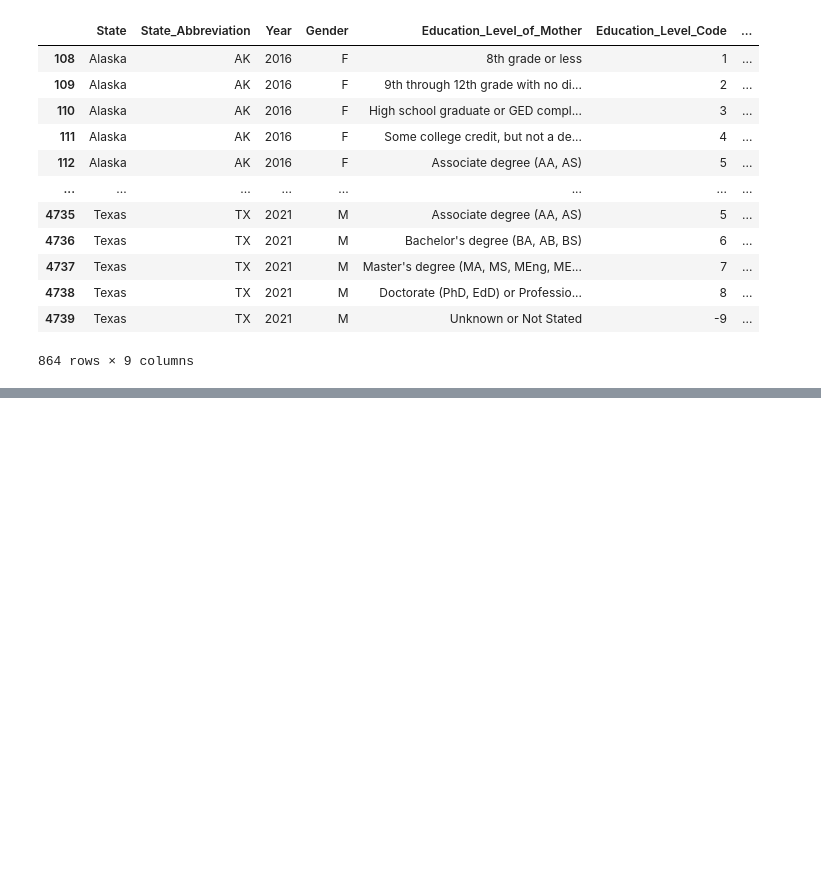
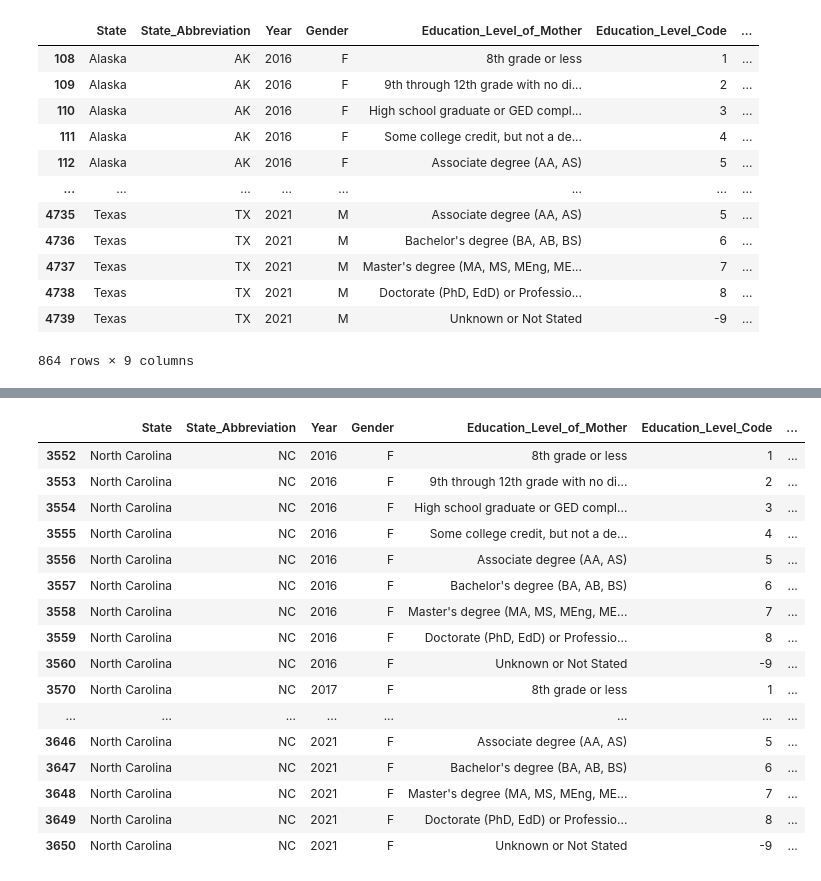
Before and after one commit to adrue94/project-3-repository, a Jupyter notebook: data/charts.ipynb, the cells around one changed output, grey strips where cells are left out. Cells and saved outputs as stored; diff of their text form; code cells hidden in the pictures; blank space fills up the shorter version.

```diff
--- a/data/charts.ipynb
+++ b/data/charts.ipynb
@@ -94,0 +113,22 @@ selected_df
+# %%
+# For North Carolina babies born as females
+NCf_df = NCdf[(NCdf.Gender == 'F')]
+NCf_df
+# %% [output]
+|  | State | State_Abbreviation | Year | Gender | Education_Level_of_Mother | Education_Level_Code | ... |
+| 3552 | North Carolina | NC | 2016 | F | 8th grade or less | 1 | ... |
+| 3553 | North Carolina | NC | 2016 | F | 9th through 12th grade with no di... | 2 | ... |
+| 3554 | North Carolina | NC | 2016 | F | High school graduate or GED compl... | 3 | ... |
+| 3555 | North Carolina | NC | 2016 | F | Some college credit, but not a de... | 4 | ... |
+| 3556 | North Carolina | NC | 2016 | F | Associate degree (AA, AS) | 5 | ... |
+| 3557 | North Carolina | NC | 2016 | F | Bachelor's degree (BA, AB, BS) | 6 | ... |
+| 3558 | North Carolina | NC | 2016 | F | Master's degree (MA, MS, MEng, ME... | 7 | ... |
+| 3559 | North Carolina | NC | 2016 | F | Doctorate (PhD, EdD) or Professio... | 8 | ... |
+| 3560 | North Carolina | NC | 2016 | F | Unknown or Not Stated | -9 | ... |
+| 3570 | North Carolina | NC | 2017 | F | 8th grade or less | 1 | ... |
+| ... | ... | ... | ... | ... | ... | ... | ... |
+| 3646 | North Carolina | NC | 2021 | F | Associate degree (AA, AS) | 5 | ... |
+| 3647 | North Carolina | NC | 2021 | F | Bachelor's degree (BA, AB, BS) | 6 | ... |
+| 3648 | North Carolina | NC | 2021 | F | Master's degree (MA, MS, MEng, ME... | 7 | ... |
+| 3649 | North Carolina | NC | 2021 | F | Doctorate (PhD, EdD) or Professio... | 8 | ... |
+| 3650 | North Carolina | NC | 2021 | F | Unknown or Not Stated | -9 | ... |
```
Also changed, not shown: parts of 4 cells of this notebook.
